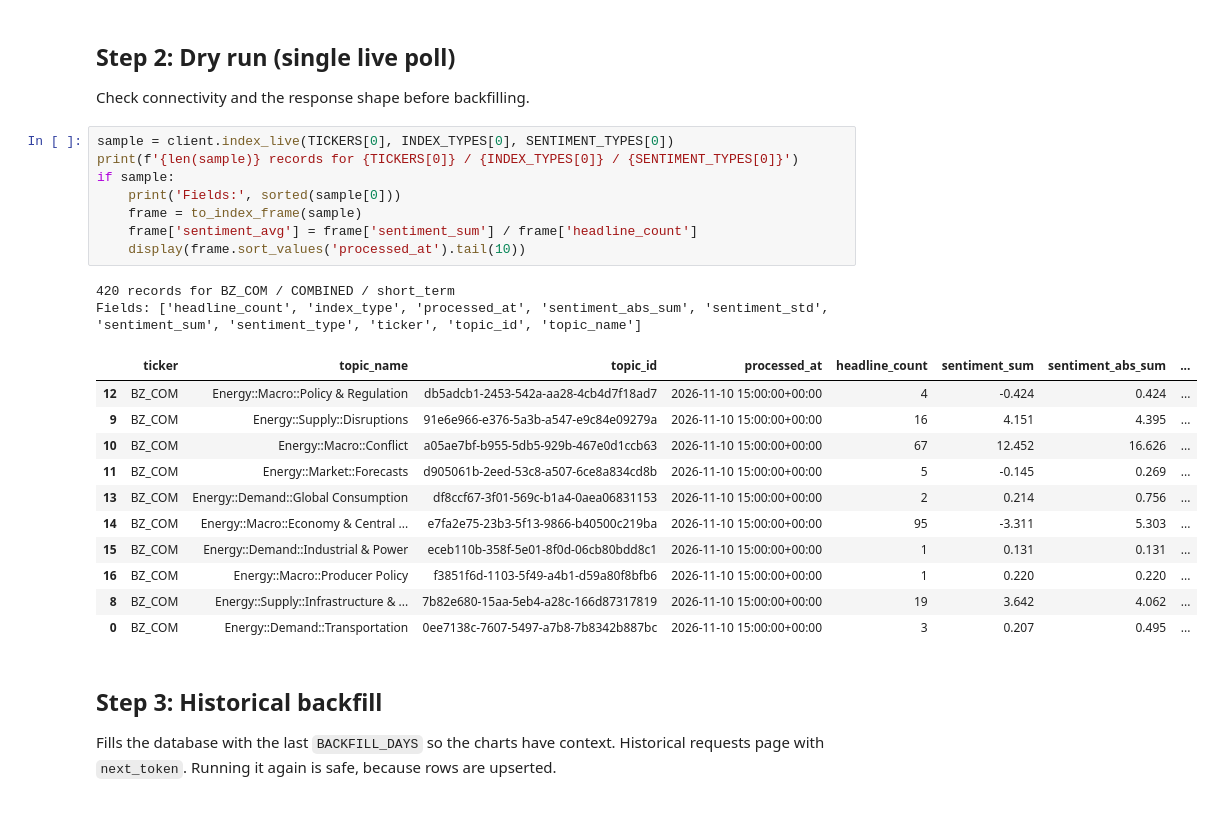
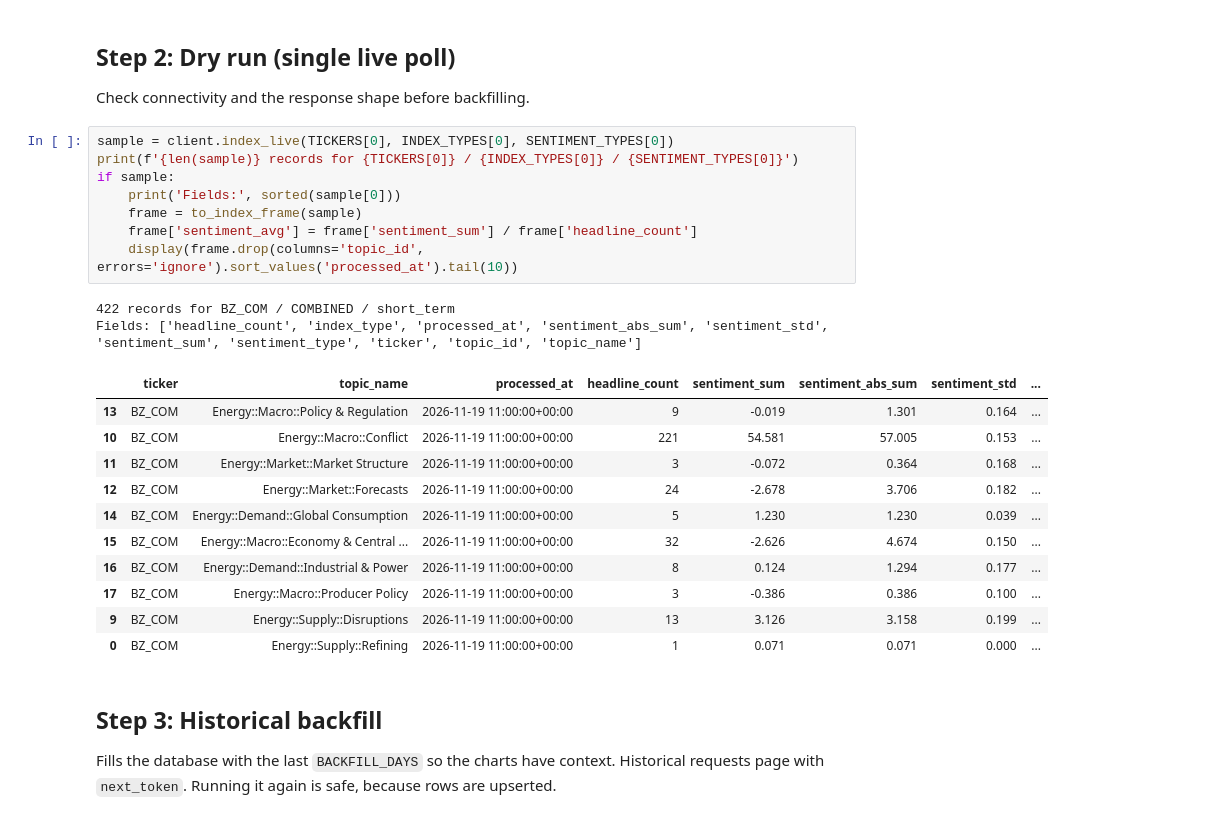
Before and after one commit to saffronblueai/permutable-examples, a Jupyter notebook: systematic/global_commodity_sentiment/notebooks/live/gcsi_index_polling.ipynb, the cells around one changed output. Cells and saved outputs as stored; diff of their text form.

Commit message:
GCSI notebooks: outputs from the production API; hide topic_id in the index sample table

```diff
--- a/systematic/global_commodity_sentiment/notebooks/live/gcsi_index_polling.ipynb
+++ b/systematic/global_commodity_sentiment/notebooks/live/gcsi_index_polling.ipynb
@@ -81,25 +81,25 @@ Check connectivity and the response shape before backfilling.
 # %%
 sample = client.index_live(TICKERS[0], INDEX_TYPES[0], SENTIMENT_TYPES[0])
 print(f'{len(sample)} records for {TICKERS[0]} / {INDEX_TYPES[0]} / {SENTIMENT_TYPES[0]}')
 if sample:
     print('Fields:', sorted(sample[0]))
     frame = to_index_frame(sample)
     frame['sentiment_avg'] = frame['sentiment_sum'] / frame['headline_count']
-    display(frame.sort_values('processed_at').tail(10))
+    display(frame.drop(columns='topic_id', errors='ignore').sort_values('processed_at').tail(10))
 # %% [output]
-420 records for BZ_COM / COMBINED / short_term
+422 records for BZ_COM / COMBINED / short_term
 Fields: ['headline_count', 'index_type', 'processed_at', 'sentiment_abs_sum', 'sentiment_std', 'sentiment_sum', 'sentiment_type', 'ticker', 'topic_id', 'topic_name']
-|  | ticker | topic_name | topic_id | processed_at | headline_count | sentiment_sum | sentiment_abs_sum | ... |
-| 12 | BZ_COM | Energy::Macro::Policy & Regulation | db5adcb1-2453-542a-aa28-4cb4d7f18ad7 | 2026-11-10 15:00:00+00:00 | 4 | -0.424 | 0.424 | ... |
-| 9 | BZ_COM | Energy::Supply::Disruptions | 91e6e966-e376-5a3b-a547-e9c84e09279a | 2026-11-10 15:00:00+00:00 | 16 | 4.151 | 4.395 | ... |
-| 10 | BZ_COM | Energy::Macro::Conflict | a05ae7bf-b955-5db5-929b-467e0d1ccb63 | 2026-11-10 15:00:00+00:00 | 67 | 12.452 | 16.626 | ... |
-| 11 | BZ_COM | Energy::Market::Forecasts | d905061b-2eed-53c8-a507-6ce8a834cd8b | 2026-11-10 15:00:00+00:00 | 5 | -0.145 | 0.269 | ... |
-| 13 | BZ_COM | Energy::Demand::Global Consumption | df8ccf67-3f01-569c-b1a4-0aea06831153 | 2026-11-10 15:00:00+00:00 | 2 | 0.214 | 0.756 | ... |
-| 14 | BZ_COM | Energy::Macro::Economy & Central ... | e7fa2e75-23b3-5f13-9866-b40500c219ba | 2026-11-10 15:00:00+00:00 | 95 | -3.311 | 5.303 | ... |
-| 15 | BZ_COM | Energy::Demand::Industrial & Power | eceb110b-358f-5e01-8f0d-06cb80bdd8c1 | 2026-11-10 15:00:00+00:00 | 1 | 0.131 | 0.131 | ... |
-| 16 | BZ_COM | Energy::Macro::Producer Policy | f3851f6d-1103-5f49-a4b1-d59a80f8bfb6 | 2026-11-10 15:00:00+00:00 | 1 | 0.220 | 0.220 | ... |
-| 8 | BZ_COM | Energy::Supply::Infrastructure & ... | 7b82e680-15aa-5eb4-a28c-166d87317819 | 2026-11-10 15:00:00+00:00 | 19 | 3.642 | 4.062 | ... |
-| 0 | BZ_COM | Energy::Demand::Transportation | 0ee7138c-7607-5497-a7b8-7b8342b887bc | 2026-11-10 15:00:00+00:00 | 3 | 0.207 | 0.495 | ... |
+|  | ticker | topic_name | processed_at | headline_count | sentiment_sum | sentiment_abs_sum | sentiment_std | ... |
+| 13 | BZ_COM | Energy::Macro::Policy & Regulation | 2026-11-19 11:00:00+00:00 | 9 | -0.019 | 1.301 | 0.164 | ... |
+| 10 | BZ_COM | Energy::Macro::Conflict | 2026-11-19 11:00:00+00:00 | 221 | 54.581 | 57.005 | 0.153 | ... |
+| 11 | BZ_COM | Energy::Market::Market Structure | 2026-11-19 11:00:00+00:00 | 3 | -0.072 | 0.364 | 0.168 | ... |
+| 12 | BZ_COM | Energy::Market::Forecasts | 2026-11-19 11:00:00+00:00 | 24 | -2.678 | 3.706 | 0.182 | ... |
+| 14 | BZ_COM | Energy::Demand::Global Consumption | 2026-11-19 11:00:00+00:00 | 5 | 1.230 | 1.230 | 0.039 | ... |
+| 15 | BZ_COM | Energy::Macro::Economy & Central ... | 2026-11-19 11:00:00+00:00 | 32 | -2.626 | 4.674 | 0.150 | ... |
+| 16 | BZ_COM | Energy::Demand::Industrial & Power | 2026-11-19 11:00:00+00:00 | 8 | 0.124 | 1.294 | 0.177 | ... |
+| 17 | BZ_COM | Energy::Macro::Producer Policy | 2026-11-19 11:00:00+00:00 | 3 | -0.386 | 0.386 | 0.100 | ... |
+| 9 | BZ_COM | Energy::Supply::Disruptions | 2026-11-19 11:00:00+00:00 | 13 | 3.126 | 3.158 | 0.199 | ... |
+| 0 | BZ_COM | Energy::Supply::Refining | 2026-11-19 11:00:00+00:00 | 1 | 0.071 | 0.071 | 0.000 | ... |
 # %% [markdown]
 ## Step 3: Historical backfill
 
```
Also changed, not shown: parts of 4 cells of this notebook, 3 other files.
